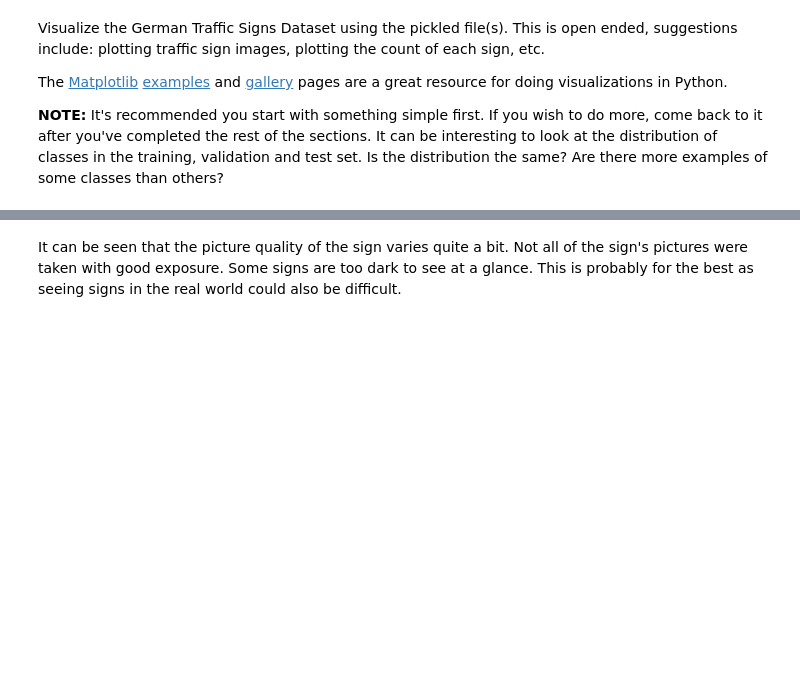
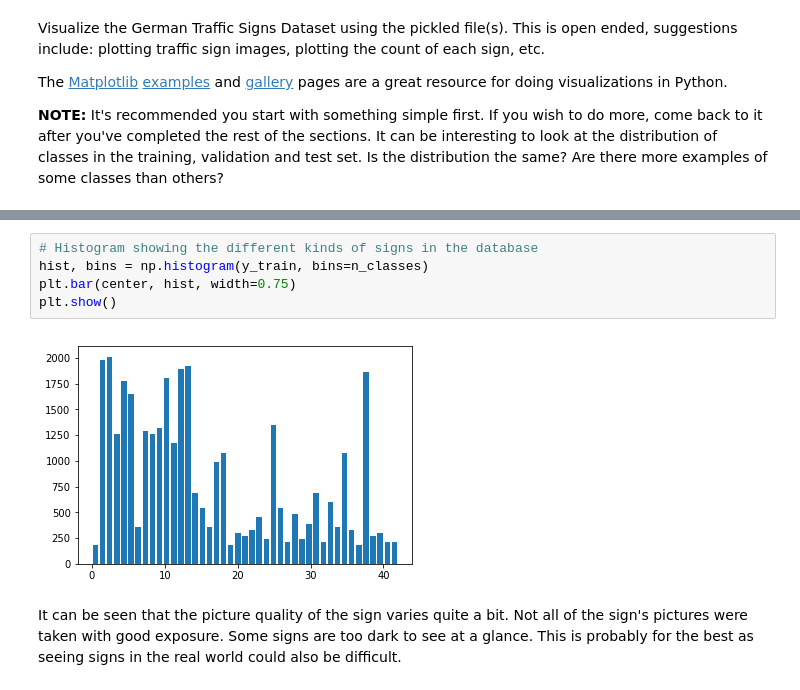
Before and after one commit to josephRog/CarND-Traffic-Sign-Classifier-Project, a Jupyter notebook: Traffic_Sign_Classifier.ipynb, the cells around one changed output, grey strips where cells are left out. Saved outputs shown, nothing was run; the diff lists cells and outputs as text; blank space fills up the shorter version.

```diff
--- a/Traffic_Sign_Classifier.ipynb
+++ b/Traffic_Sign_Classifier.ipynb
@@ -130,3 +130,10 @@ for i in range(16):
+# %%
+# Histogram showing the different kinds of signs in the database
+hist, bins = np.histogram(y_train, bins=n_classes)
+plt.bar(center, hist, width=0.75)
+plt.show()
+# %% [output]
+[figure, added]
 # %% [markdown]
 It can be seen that the picture quality of the sign varies quite a bit. Not all of the sign's pictures were taken with good exposure. Some signs are too dark to see at a glance. This is probably for the best as seeing signs in the real world could also be difficult.
 # %% [markdown]
```
Also changed, not shown: parts of 10 cells of this notebook, 6 other files.
